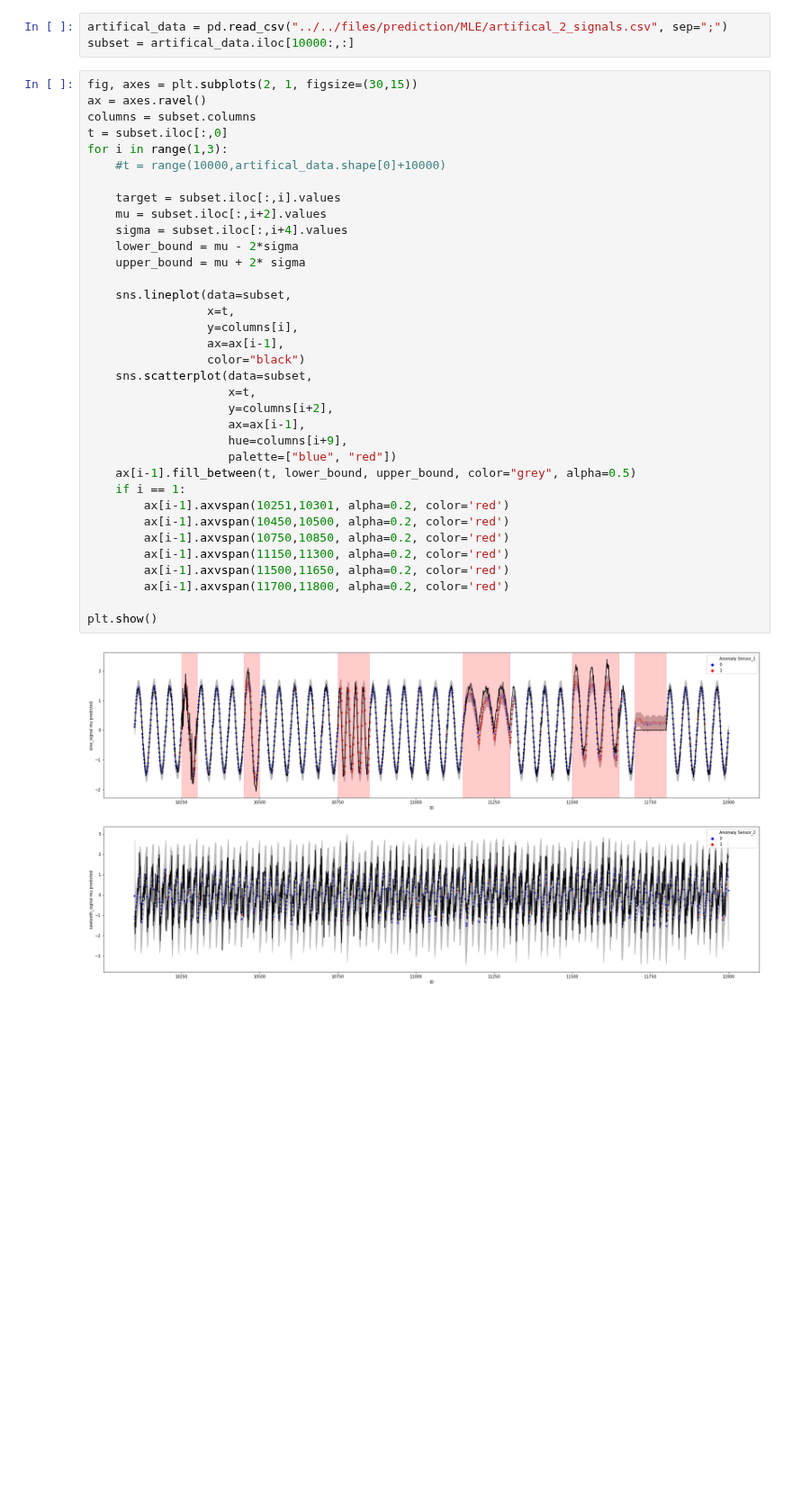
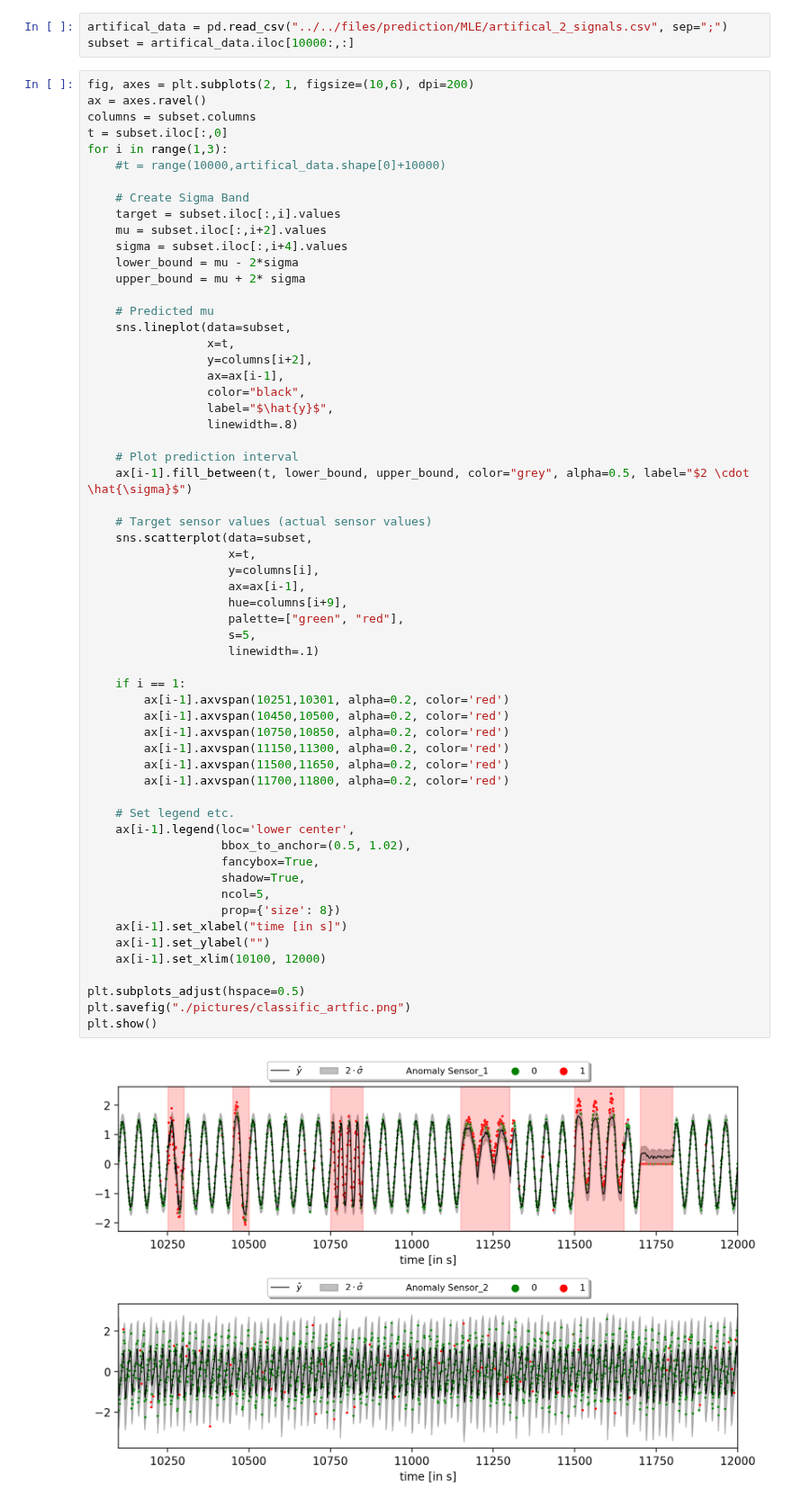
Before and after one commit to carlov93/predictive_maintenance, a Jupyter notebook: src/visualisation/prediction/MLE/vis_artifical_2_signals.ipynb, the cells around one changed output. Shown at 90% size. Cells and saved outputs as stored; diff of their text form; blank space fills up the shorter version.

```diff
--- a/src/visualisation/prediction/MLE/vis_artifical_2_signals.ipynb
+++ b/src/visualisation/prediction/MLE/vis_artifical_2_signals.ipynb
@@ -49,39 +14,63 @@ def visualize_prediction(confidence, first_f, last_f, no_features, name_time_col
 artifical_data = pd.read_csv("../../files/prediction/MLE/artifical_2_signals.csv", sep=";")
 subset = artifical_data.iloc[10000:,:]
 # %%
-fig, axes = plt.subplots(2, 1, figsize=(30,15))
+fig, axes = plt.subplots(2, 1, figsize=(10,6), dpi=200)
 ax = axes.ravel()
 columns = subset.columns
 t = subset.iloc[:,0]
 for i in range(1,3):
     #t = range(10000,artifical_data.shape[0]+10000)
 
+    # Create Sigma Band
     target = subset.iloc[:,i].values
     mu = subset.iloc[:,i+2].values
     sigma = subset.iloc[:,i+4].values
     lower_bound = mu - 2*sigma
     upper_bound = mu + 2* sigma
 
+    # Predicted mu
     sns.lineplot(data=subset,
                  x=t,
-                 y=columns[i],
+                 y=columns[i+2],
                  ax=ax[i-1],
-                 color="black")
+                 color="black",
+                 label="$\hat{y}$",
+                 linewidth=.8)
+
+    # Plot prediction interval
+    ax[i-1].fill_between(t, lower_bound, upper_bound, color="grey", alpha=0.5, label="$2 \cdot \hat{\sigma}$")
+
+    # Target sensor values (actual sensor values)
     sns.scatterplot(data=subset,
                     x=t,
-                    y=columns[i+2],
+                    y=columns[i],
                     ax=ax[i-1],
                     hue=columns[i+9],
-                    palette=["blue", "red"])
-    ax[i-1].fill_between(t, lower_bound, upper_bound, color="grey", alpha=0.5)
+                    palette=["green", "red"],
+                    s=5,
+                    linewidth=.1)
+
     if i == 1:
         ax[i-1].axvspan(10251,10301, alpha=0.2, color='red')
         ax[i-1].axvspan(10450,10500, alpha=0.2, color='red')
         ax[i-1].axvspan(10750,10850, alpha=0.2, color='red')
         ax[i-1].axvspan(11150,11300, alpha=0.2, color='red')
         ax[i-1].axvspan(11500,11650, alpha=0.2, color='red')
         ax[i-1].axvspan(11700,11800, alpha=0.2, color='red')
 
+    # Set legend etc.
+    ax[i-1].legend(loc='lower center',
+                   bbox_to_anchor=(0.5, 1.02),
+                   fancybox=True,
+                   shadow=True,
+                   ncol=5,
+                   prop={'size': 8})
+    ax[i-1].set_xlabel("time [in s]")
+    ax[i-1].set_ylabel("")
+    ax[i-1].set_xlim(10100, 12000)
+
+plt.subplots_adjust(hspace=0.5)
+plt.savefig("./pictures/classific_artfic.png")
 plt.show()
 # %% [output]
-[figure, old version]
+[figure, new version]
```
Also changed, not shown: parts of 1 cell of this notebook, 3 other files.
